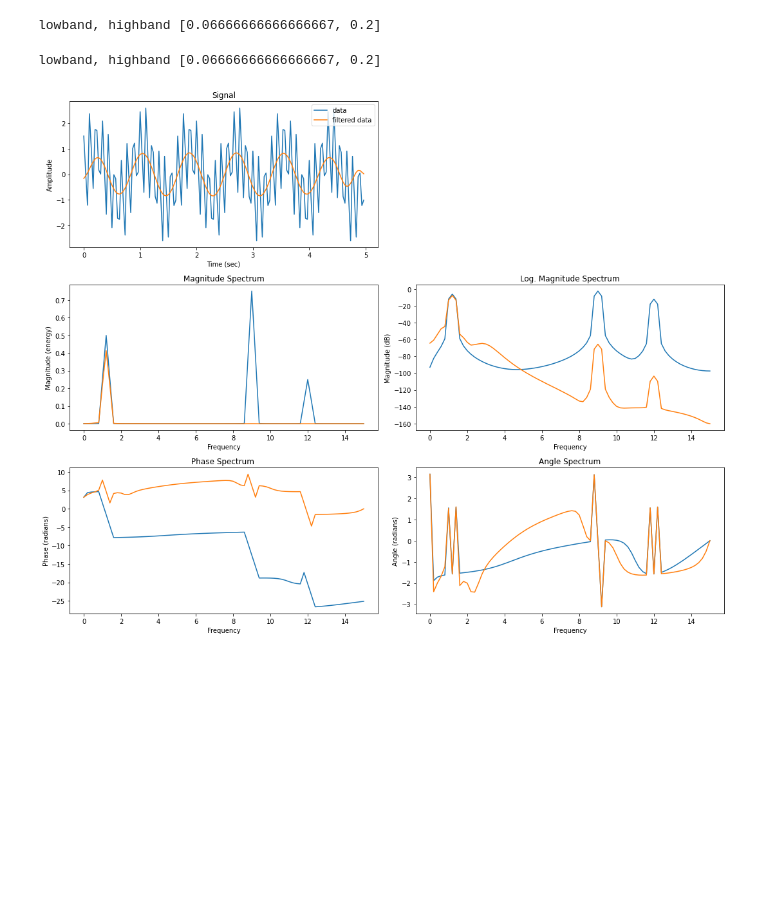
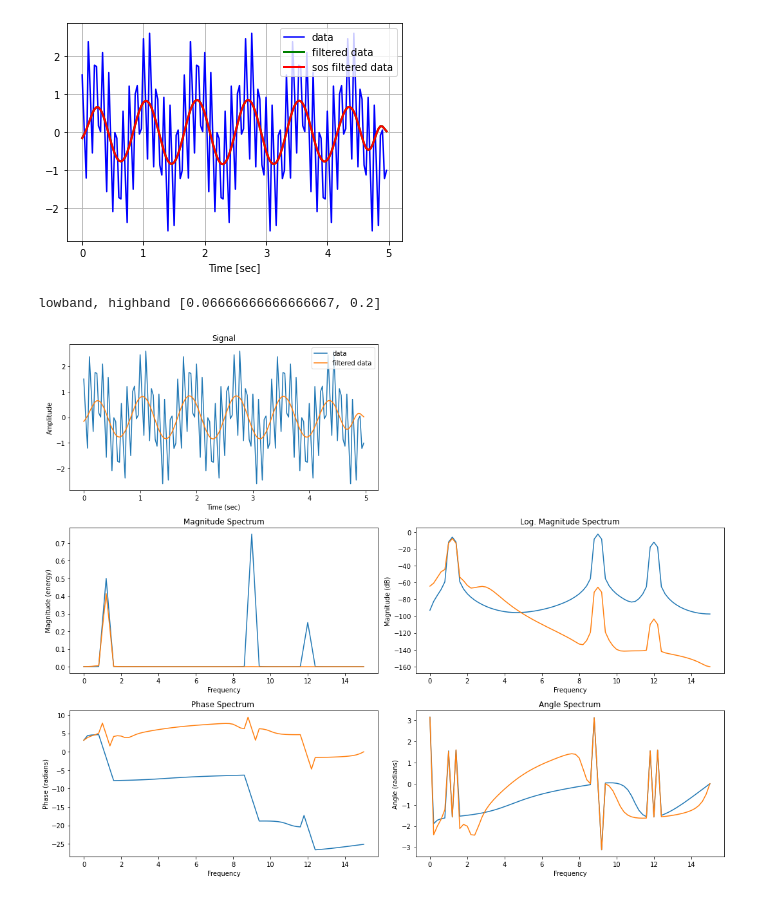
Before and after one commit to nanhsunchi/analytical-tools, a Jupyter notebook: py_nhchi/test.ipynb, the cells around one changed output. Drawn from its saved outputs; the diff is of its cells as text; code cells hidden in the pictures; blank space fills up the shorter version.

```diff
--- a/py_nhchi/test.ipynb
+++ b/py_nhchi/test.ipynb
@@ -12,25 +33,29 @@ latTOPO, lonTOPO, topo = load_topo_arctic()
 # %%
-from mystats import bandpass
+from mystats import bandpass, bandpass_sos
 # Demonstrate the use of the filter.
 # First make some data to be filtered.
 fs = 30.0       # sample rate, Hz
 T = 5.0         # seconds
 n = int(T * fs) # total number of samples
 t = np.linspace(0, T, n, endpoint=False)
 # "Noisy" data.  We want to recover the 1.2 Hz signal from this.
 data = np.sin(1.2*2*np.pi*t) + 1.5*np.cos(9*2*np.pi*t) + 0.5*np.sin(12.0*2*np.pi*t)
 # Filter the data
 w, minff, maxff, ff, hl = bandpass( data,1,30,10,2 )
+w1 = bandpass_sos( data,1,30,10,2 )
 #
-# plt.plot(t, data, 'b-', label='data')
-# plt.plot(t, w, 'g-', linewidth=2, label='filtered data')
-# plt.plot(t, y, 'r-', linewidth=2, label='y')
-# plt.xlabel('Time [sec]')
-# plt.grid()
-# plt.legend()
-# plt.show()
+plt.plot(t, data, 'b-', label='data')
+plt.plot(t, w, 'g-', linewidth=2, label='filtered data')
+plt.plot(t, w1, 'r-', linewidth=2, label='sos filtered data')
+plt.xlabel('Time [sec]')
+plt.grid()
+plt.legend()
+plt.show()
+
+# plt.clf()
+# plt.plot(t, w1-w,'.')
 # %% [output]
-lowband, highband [0.06666666666666667, 0.2]
+[figure, added]
 # %%
 ### test https://matplotlib.org/stable/gallery/lines_bars_and_markers/spectrum_demo.html
 ### test spectrum representations
```
Also changed, not shown: parts of 1 cell of this notebook, 4 other files.
